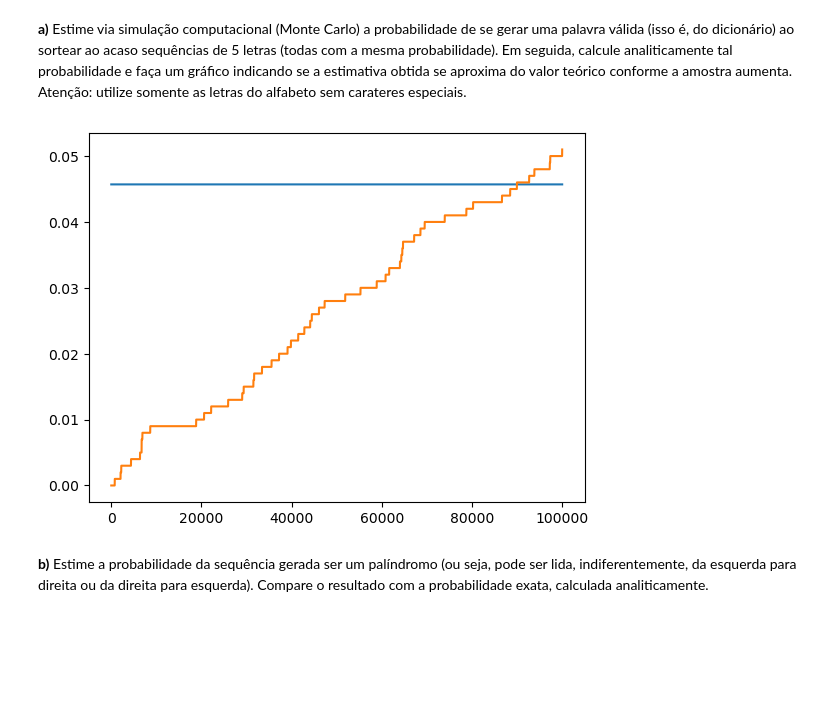
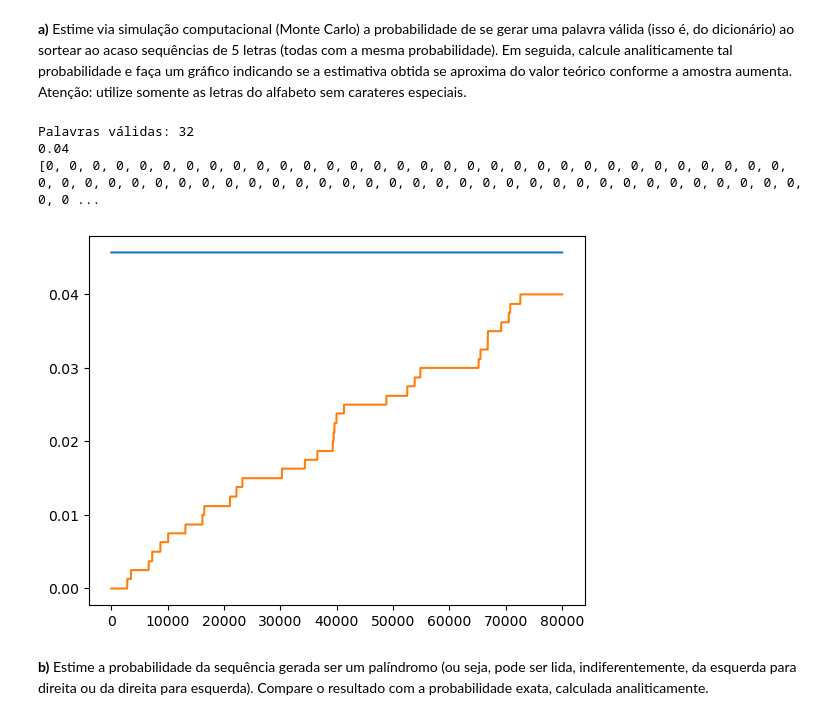
Before and after one commit to eduardo-correa/MCIMD, a Jupyter notebook: Lista1/Lista1.ipynb, the cells around one changed output. Saved outputs shown, nothing was run; the diff lists cells and outputs as text; code cells hidden in the pictures; blank space fills up the shorter version.

```diff
--- a/Lista1/Lista1.ipynb
+++ b/Lista1/Lista1.ipynb
@@ -31,13 +31,9 @@ import numpy as np
 import pandas as pd
 
 
-WORD_SIZE = 5             # size of generated words
-FILE = "Dicionario.txt"   # original dictionary provided by teacher
-SAMPLES = 100000         # amount of randomly generated words
-specific_dictionary = []  # dictionary to use for verification
-generated_words = []      # generated words
-#valid_words = []          # words generated and which are valid
-stats = []
+WORD_SIZE = 5            # size of generated words
+FILE = "Dicionario.txt"  # original dictionary provided by teacher
+SAMPLES = 80_000         # amount of randomly generated words
 
 
 ##########################################
@@ -63,47 +59,52 @@ def adjust_dictionary(dic, word_size):
 
 try:
   with open(FILE, "r") as dic:
+    specific_dictionary = []
     dictionary = dic.readlines()
     specific_dictionary = adjust_dictionary(dictionary, word_size=WORD_SIZE)
 except FileNotFoundError:
   print( "Erro: Dictionary file not found." )
 
 # Geração das palavras aleatórias
-for palavras in range(SAMPLES):
+generated_words = []
+valid_words = []
+stats = []
+for _ in range(SAMPLES):
   generated_words.append(''.join(random.choices(string.ascii_lowercase, k=WORD_SIZE)))
-  valid_words = len(list(set(generated_words).intersection(specific_dictionary)))
-  probabilidade_calculada = round((valid_words/SAMPLES)*100, 4)
-  #stats.update({palavras:probabilidade_calculada})
-  stats.append(probabilidade_calculada)
+  valid_words.append(len(set(generated_words).intersection(specific_dictionary)))
+  #probabilidade_calculada = round((valid_words[palavra]/SAMPLES)*100, 4)
+  stats.append(round((valid_words[-1]/SAMPLES)*100, 4))
 
 
 
-# valid_words = len(list(set(generated_words).intersection(specific_dictionary)))
 sample_space = len(string.ascii_lowercase)**WORD_SIZE
 theoretical_probability = round((len(specific_dictionary)/sample_space)*100, 4)
-# probabilidade_calculada = round((valid_words/SAMPLES)*100, 4)
 
-
-#print (stats)
+print (f"Palavras válidas: {valid_words[-1]}")
+print (stats[-1])
+print(len(valid_words))
 
 # print (f"Espaço amostral( {WORD_SIZE} letras ): {sample_space}")
 # print (f"Palavras válidas com {WORD_SIZE} letras no dicionário: {len(specific_dictionary)}")
 # print (f"Probabilidade teórica: {theoretical_probability}%")
 # print (f"Total de palavras válidas com {WORD_SIZE} letras: {valid_words} de {SAMPLES} geradas")
 # print (f"Probabilidade calculada: {probabilidade_calculada}%")
 
 
 #print(valid_words)
 #print(len(specific_dictionary)) # 5427
 
 x = range(SAMPLES)
 y = np.repeat(theoretical_probability, SAMPLES)
 y2 = stats
 plt.plot (x, y)
 plt.plot (x, y2)
 plt.show()
 # %% [output]
+Palavras válidas: 32
+0.04
+[0, 0, 0, 0, 0, 0, 0, 0, 0, 0, 0, 0, 0, 0, 0, 0, 0, 0, 0, 0, 0, 0, 0, 0, 0, 0, 0, 0, 0, 0, 0, 0, 0, 0, 0, 0, 0, 0, 0, 0, 0, 0, 0, 0, 0, 0, 0, 0, 0, 0, 0, 0, 0, 0, 0, 0, 0, 0, 0, 0, 0, 0, 0, 0, 0, 0, 0 ...
-[figure, old version]
+[figure, new version]
 # %% [markdown]
 **b)** Estime a probabilidade da sequência gerada ser um palíndromo (ou seja, pode ser lida, indiferentemente, da esquerda para direita ou da direita para esquerda). Compare o resultado com a probabilidade exata, calculada analiticamente.
 # %% [markdown]
```
